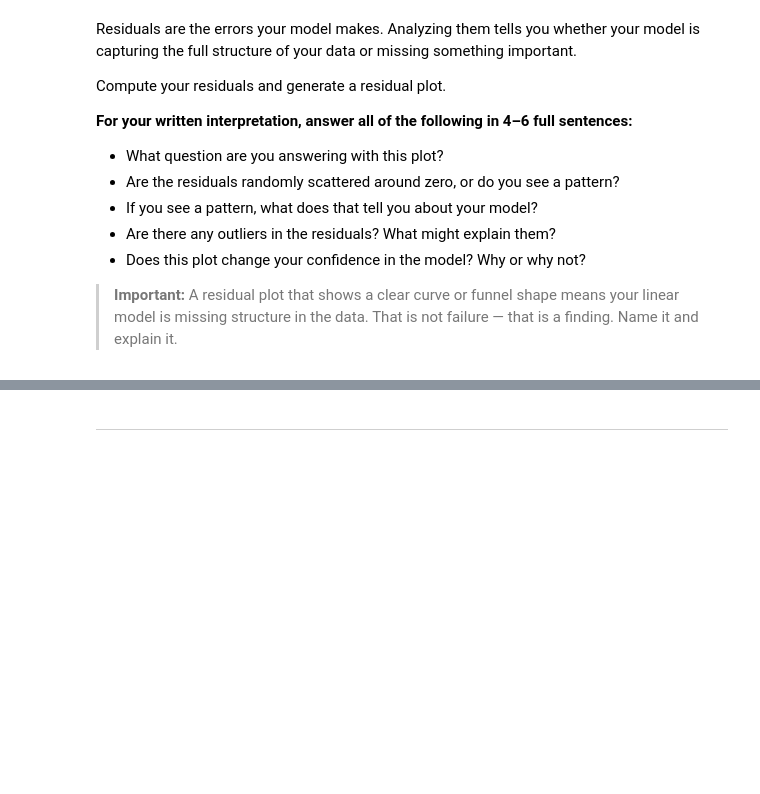
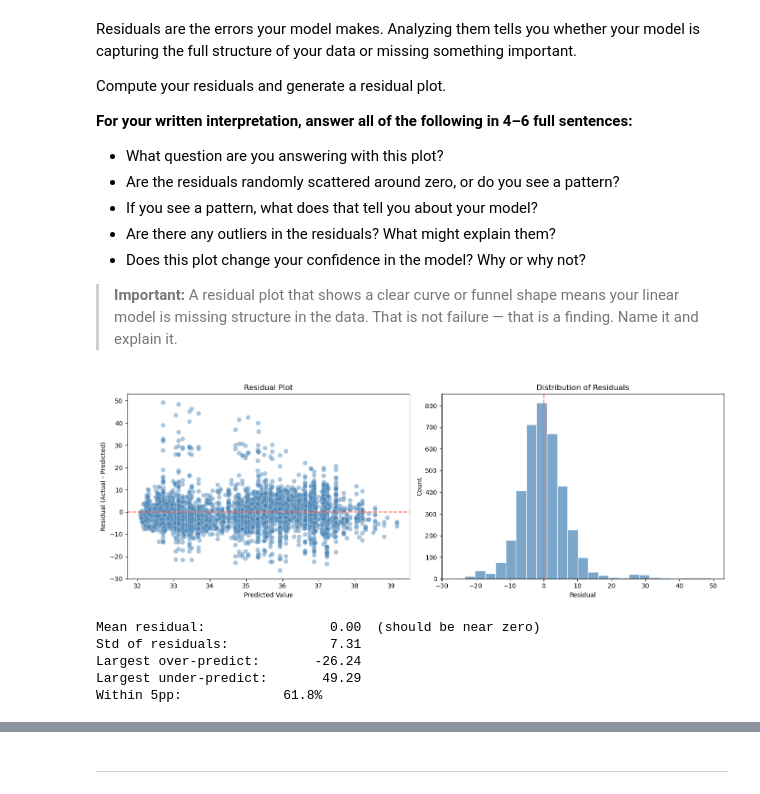
Before and after one commit to Dominicdaniel86/Data-Science, a Jupyter notebook: jupyter/project-phase3.ipynb, the cells around one changed output, grey strips where cells are left out. Cells and saved outputs as stored; diff of their text form; code cells hidden in the pictures; blank space fills up the shorter version.

```diff
--- a/jupyter/project-phase3.ipynb
+++ b/jupyter/project-phase3.ipynb
@@ -619,3 +606,39 @@ Compute your residuals and generate a residual plot.
 - Does this plot change your confidence in the model? Why or why not?
 
 > **Important:** A residual plot that shows a clear curve or funnel shape means your linear model is missing structure in the data. That is not failure — that is a finding. Name it and explain it.
+# %%
+# Residual plot
+residuals = Y - y_pred_linear # actual minus predicted
+
+fig, axes = plt.subplots(1, 2, figsize=(14, 5))
+
+axes[0].scatter(y_pred_linear, residuals, alpha=0.45, color='steelblue',
+                edgecolors='white', linewidths=0.4, s=55)
+axes[0].axhline(0, color='tomato', linewidth=1.5, linestyle='--')
+axes[0].set_xlabel("Predicted Value")
+axes[0].set_ylabel("Residual (Actual - Predicted)")
+axes[0].set_title("Residual Plot")
+
+axes[1].hist(residuals, bins=25, color='steelblue', alpha=0.7, edgecolor='white')
+axes[1].axvline(0, color='tomato', linewidth=1.5, linestyle='--')
+axes[1].set_xlabel("Residual")
+axes[1].set_ylabel("Count")
+axes[1].set_title("Distribution of Residuals")
+
+
+plt.tight_layout()
+plt.savefig("07_residuals.png", dpi=120, bbox_inches='tight')
+plt.show()
+
+print(f"Mean residual:          {residuals.mean():>10,.2f}  (should be near zero)")
+print(f"Std of residuals:       {residuals.std():>10,.2f}")
+print(f"Largest over-predict:   {residuals.min():>10,.2f}")
+print(f"Largest under-predict:  {residuals.max():>10,.2f}")
+print(f"Within 5pp:             {(np.abs(residuals) < 5).mean()*100:.1f}%")
+# %% [output]
+[figure, added]
+Mean residual:                0.00  (should be near zero)
+Std of residuals:             7.31
+Largest over-predict:       -26.24
+Largest under-predict:       49.29
+Within 5pp:             61.8%
```
Also changed, not shown: parts of 15 cells of this notebook.
